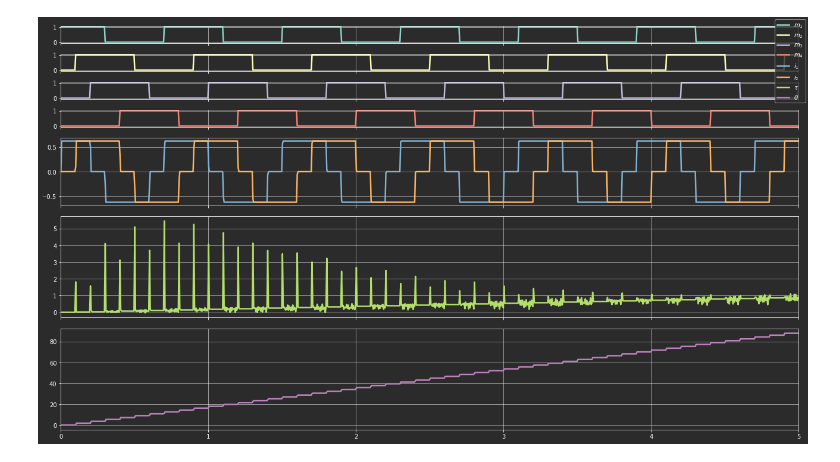
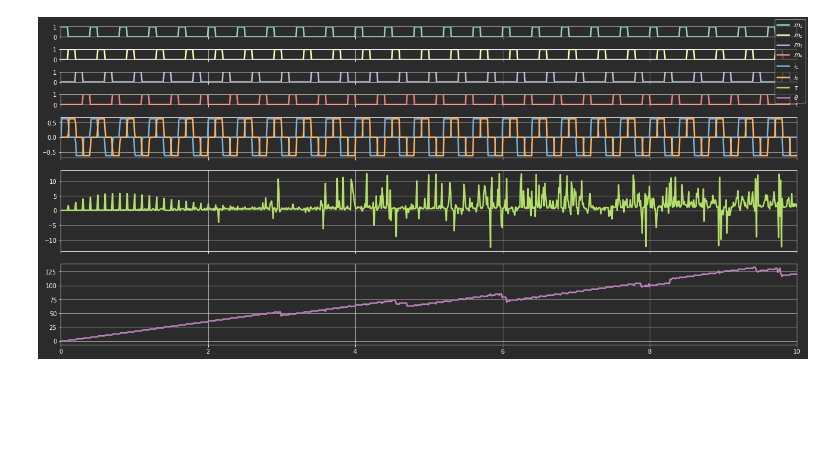
Before and after one commit to cad3na/JupyterNotebooks, a Jupyter notebook: Python/Control/motor a pasos/motor_a_pasos_iosys.ipynb, the cells around one changed output. Cells and saved outputs as stored; diff of their text form; code cells hidden in the pictures; blank space fills up the shorter version.

Commit message:
Se agrega modos a motor a pasos

```diff
--- a/Python/Control/motor a pasos/motor_a_pasos_iosys.ipynb
+++ b/Python/Control/motor a pasos/motor_a_pasos_iosys.ipynb
@@ -16,17 +16,24 @@ rcParams["grid.linewidth"] = 0.5
 # %%
+def logic_ctl(t, x, u, params):
+
+    return [s, d]
+
 def driver_ctl(t, x, u, params):
     nom_sec = params.get("secuencia_pasos", "HSD")
 
-    if nom_sec == "WD":
+    if   nom_sec ==  "WD":
         # Wave drive
         secuencia = [[1,0,0,0], [0,0,1,0], [0,1,0,0], [0,0,0,1]]
+
     elif nom_sec == "FSD":
         # Full step drive
-        secuencia = [[1,0,0,1], [1,0,1,0], [0,1,1,0], [0,1,0,1]]
+        secuencia = [[1,0,1,0], [0,1,1,0], [0,1,0,1], [1,0,0,1]]
+
     elif nom_sec == "HSD":
         # Half step drive
         secuencia = [[1,0,0,0],[1,0,1,0],[1,1,1,0],[0,1,1,0],
                      [0,1,1,1],[0,1,0,1],[0,0,0,1],[1,0,0,1]]
+
     δ = 0.1
     n = t/δ
 
@@ -59,13 +66,15 @@ def coil_elec(t, x, u, params):
 def coil_torque(t, x, u, params):
     from numpy import arctan2, degrees, sqrt, sin, radians
     Km = params.get("Km", 20)
+    n_polos = params.get("n_polos", 50)
+    nom_sec = params.get("secuencia_pasos", "HSD")
 
     i1, i2, θ = u
 
     ϕ = degrees(arctan2(i2, i1)) % 360
 
     i = sqrt(i1**2 + i2**2)
-    τ = Km*i*sin(radians(ϕ - (θ*25)%360))
+    τ = Km*i*sin(radians(ϕ - (θ*n_polos)%360))
 
     return τ
 
@@ -124,27 +133,31 @@ motor = InterconnectedSystem(syslist=(io_drv_ctl, io_drv_pot, io_coil_elec,
                                       "driver_ctl.m3", "driver_ctl.m4",
                                       "coil_torque.τ", "motor_mech.θ"))
 # %%
-ts = linspace(0, 5, 1000)
+ts = linspace(0, 10, 1000)
 # %%
-t, y = input_output_response(sys=motor, T=ts, U=ts, X0=[0,0,0])
+t, y = input_output_response(sys=motor, T=ts, U=ts, X0=[0,0,0], params={"secuencia_pasos":"WD"})
 # %%
-fig = figure(figsize=(18,10))
-ax1, ax2, ax3, ax4, ax5, ax6, ax7 = fig.subplots(7,1, sharex='all', gridspec_kw={'height_ratios': [1, 1, 1, 1, 4, 6, 6]})
+fig = figure(figsize=(18,8))
+ax1, ax2, ax3, ax4, ax5, ax6, ax7 = fig.subplots(7, 1, sharex='all', gridspec_kw={'height_ratios': [1, 1, 1, 1, 4, 8, 8]})
 cycle = rcParams['axes.prop_cycle'].by_key()['color']
 
 ax1.plot(t, y[2], c=cycle[0], label=r"$m_1$")
 ax2.plot(t, y[4], c=cycle[1], label=r"$m_2$")
 ax3.plot(t, y[3], c=cycle[2], label=r"$m_3$")
 ax4.plot(t, y[5], c=cycle[3], label=r"$m_4$")
 
 ax5.plot(t, y[0], c=cycle[4], label=r"$i_1$")
 ax5.plot(t, y[1], c=cycle[5], label=r"$i_2$")
 
 ax6.plot(t, y[6], c=cycle[6], label=r"$\tau$")
 ax7.plot(t, y[7], c=cycle[7], label=r"$\theta$")
 
+ax1.set_ylim(0, 1)
+ax2.set_ylim(0, 1)
+ax3.set_ylim(0, 1)
+ax4.set_ylim(0, 1)
 ax7.set_xlim(min(t), max(t))
 fig.legend()
 fig.tight_layout();
 # %% [output]
-[figure, old version]
+[figure, new version]
```
Also changed, not shown: parts of 5 cells of this notebook.
